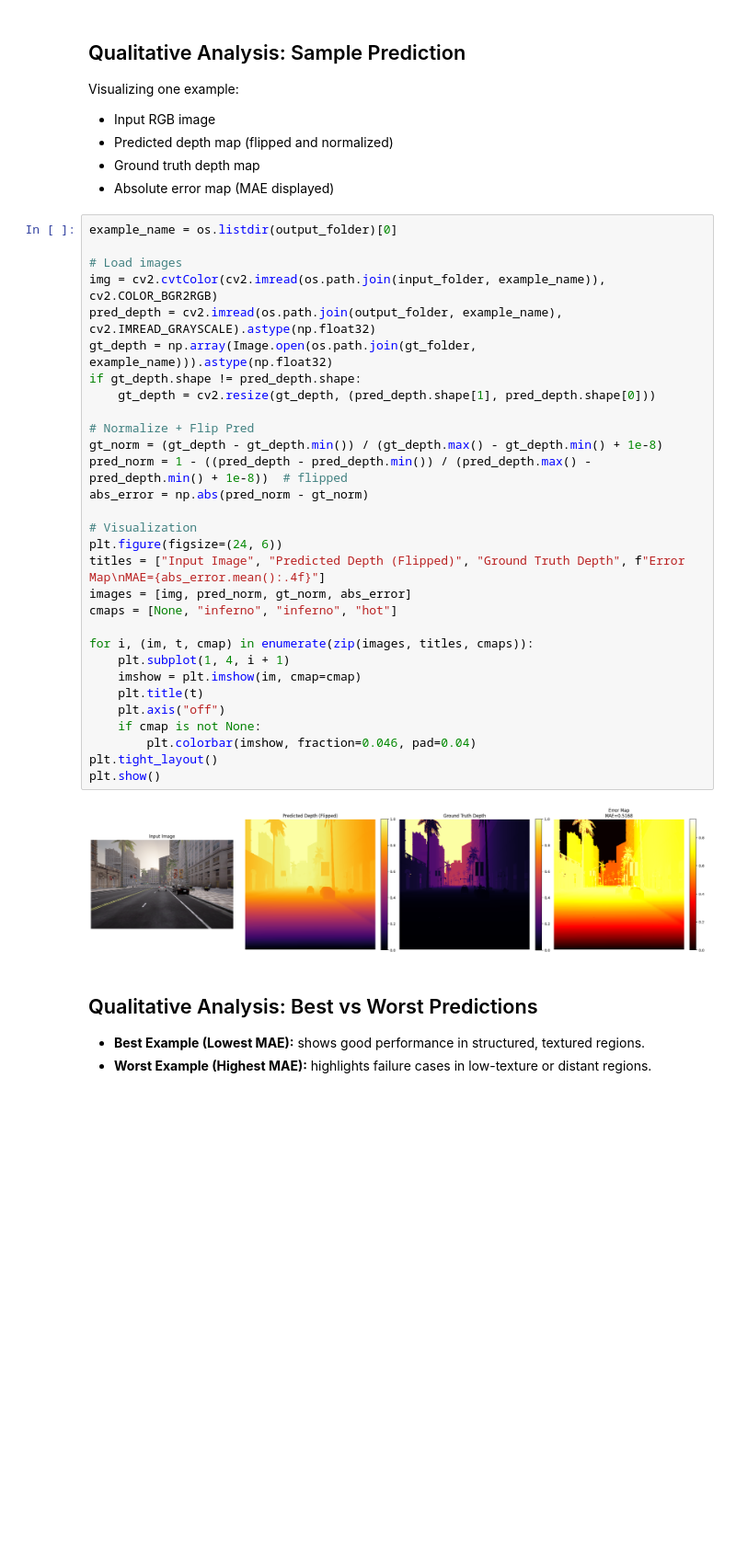
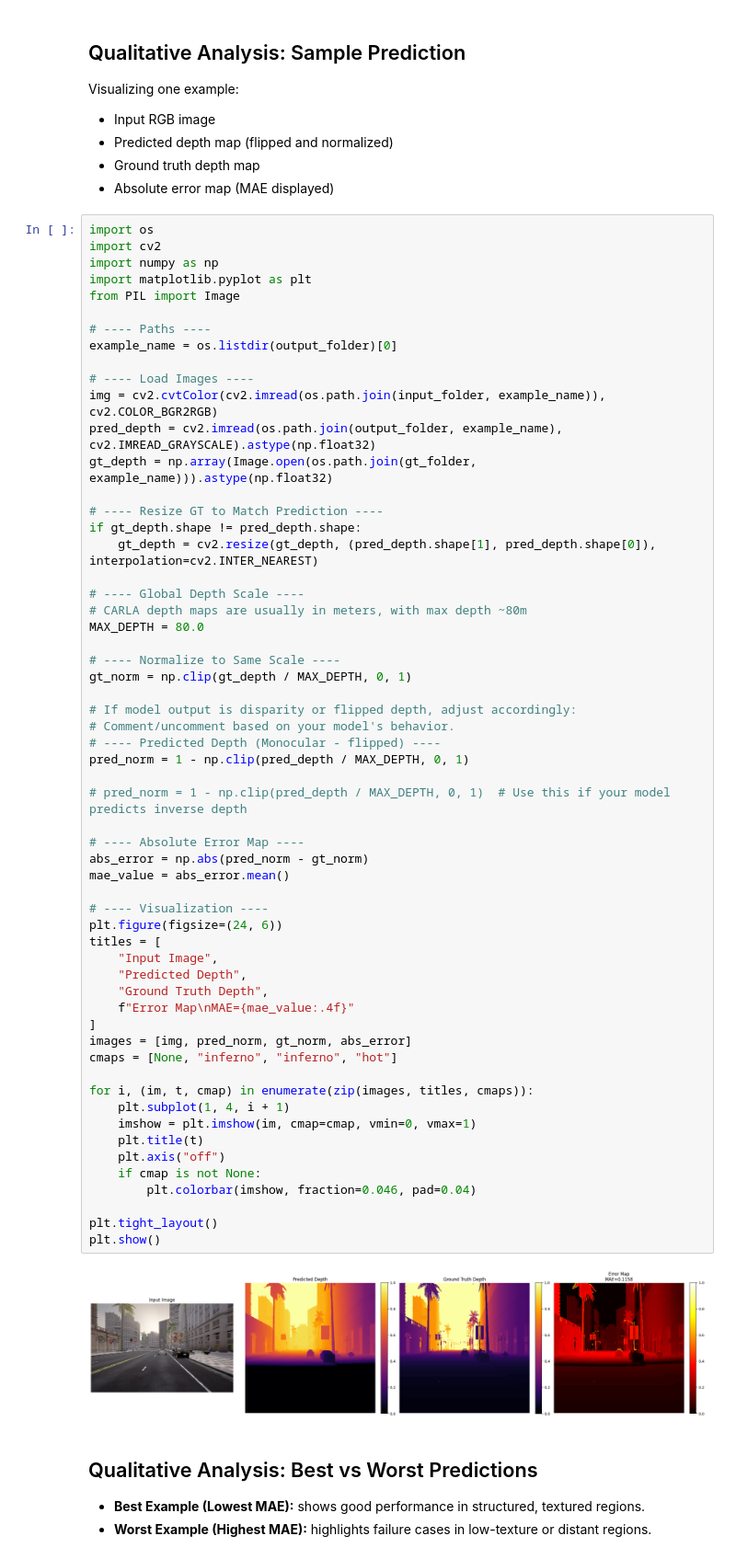
Before and after one commit to reemsalah15/3DCV00-Depth-Estimation, a Jupyter notebook: monocular/Monocular.ipynb, the cells around one changed output. Shown at 92% size. Cells and saved outputs as stored; diff of their text form; blank space fills up the shorter version.

Commit message:
edit monocular folder

```diff
--- a/monocular/Monocular.ipynb
+++ b/monocular/Monocular.ipynb
@@ -162,37 +187,65 @@ Visualizing one example:
 - Ground truth depth map
 - Absolute error map (MAE displayed)
 # %%
+import os
+import cv2
+import numpy as np
+import matplotlib.pyplot as plt
+from PIL import Image
+
+# ---- Paths ----
 example_name = os.listdir(output_folder)[0]
 
-# Load images
+# ---- Load Images ----
 img = cv2.cvtColor(cv2.imread(os.path.join(input_folder, example_name)), cv2.COLOR_BGR2RGB)
 pred_depth = cv2.imread(os.path.join(output_folder, example_name), cv2.IMREAD_GRAYSCALE).astype(np.float32)
 gt_depth = np.array(Image.open(os.path.join(gt_folder, example_name))).astype(np.float32)
+
+# ---- Resize GT to Match Prediction ----
 if gt_depth.shape != pred_depth.shape:
-    gt_depth = cv2.resize(gt_depth, (pred_depth.shape[1], pred_depth.shape[0]))
+    gt_depth = cv2.resize(gt_depth, (pred_depth.shape[1], pred_depth.shape[0]), interpolation=cv2.INTER_NEAREST)
 
-# Normalize + Flip Pred
-gt_norm = (gt_depth - gt_depth.min()) / (gt_depth.max() - gt_depth.min() + 1e-8)
-pred_norm = 1 - ((pred_depth - pred_depth.min()) / (pred_depth.max() - pred_depth.min() + 1e-8))  # flipped
+# ---- Global Depth Scale ----
+# CARLA depth maps are usually in meters, with max depth ~80m
+MAX_DEPTH = 80.0
+
+# ---- Normalize to Same Scale ----
+gt_norm = np.clip(gt_depth / MAX_DEPTH, 0, 1)
+
+# If model output is disparity or flipped depth, adjust accordingly:
+# Comment/uncomment based on your model's behavior.
+# ---- Predicted Depth (Monocular - flipped) ----
+pred_norm = 1 - np.clip(pred_depth / MAX_DEPTH, 0, 1)
+
+# pred_norm = 1 - np.clip(pred_depth / MAX_DEPTH, 0, 1)  # Use this if your model predicts inverse depth
+
+# ---- Absolute Error Map ----
 abs_error = np.abs(pred_norm - gt_norm)
+mae_value = abs_error.mean()
 
-# Visualization
+# ---- Visualization ----
 plt.figure(figsize=(24, 6))
-titles = ["Input Image", "Predicted Depth (Flipped)", "Ground Truth Depth", f"Error Map\nMAE={abs_error.mean():.4f}"]
+titles = [
+    "Input Image",
+    "Predicted Depth",
+    "Ground Truth Depth",
+    f"Error Map\nMAE={mae_value:.4f}"
+]
 images = [img, pred_norm, gt_norm, abs_error]
 cmaps = [None, "inferno", "inferno", "hot"]
 
 for i, (im, t, cmap) in enumerate(zip(images, titles, cmaps)):
     plt.subplot(1, 4, i + 1)
-    imshow = plt.imshow(im, cmap=cmap)
+    imshow = plt.imshow(im, cmap=cmap, vmin=0, vmax=1)
     plt.title(t)
     plt.axis("off")
     if cmap is not None:
         plt.colorbar(imshow, fraction=0.046, pad=0.04)
+
 plt.tight_layout()
 plt.show()
 # %% [output]
-[figure, old version]
+[figure, new version]
 # %% [markdown]
 ## Qualitative Analysis: Best vs Worst Predictions
 
```
Also changed, not shown: parts of 7 cells of this notebook, 5 other files.
